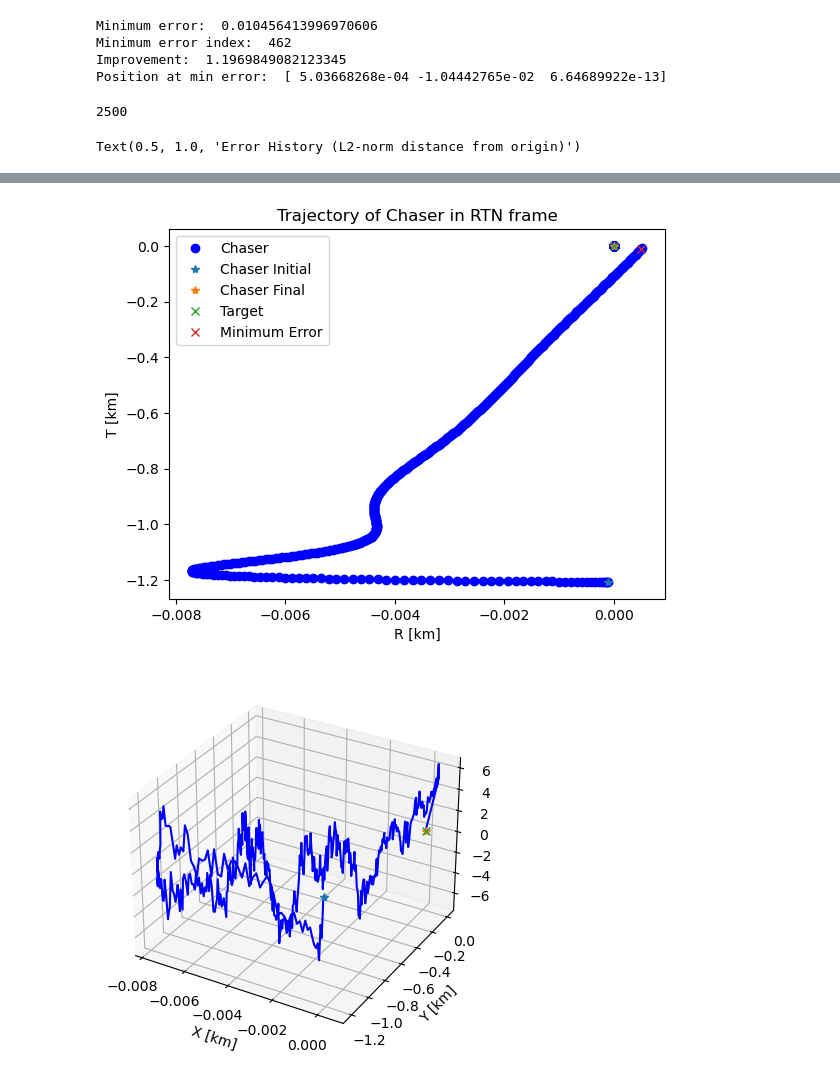
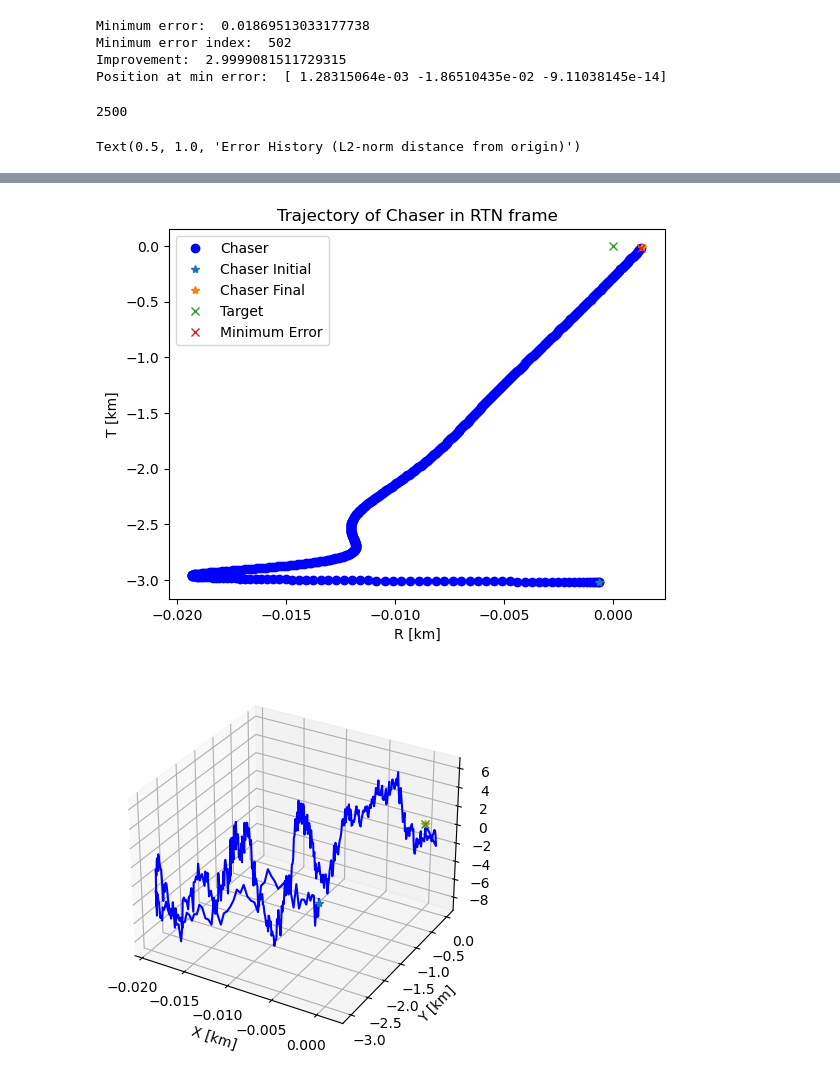
Before and after one commit to sreenidhi-t/rpod-control, a Jupyter notebook: src/truth_control.ipynb, the cells around one changed output, grey strips where cells are left out. Saved outputs shown, nothing was run; the diff lists cells and outputs as text; code cells hidden in the pictures.

Commit message:
cleaned plots, max distance for convergence

```diff
--- a/src/truth_control.ipynb
+++ b/src/truth_control.ipynb
@@ -137,7 +137,7 @@ eps = 1 # tolerance for SCP
 
 
 #Define Spacecrafts
-sc1_elements = [6918.14, 0.00001, 97.59760, 0.000000, -109.33800, -99.01]
+sc1_elements = [6918.14, 0.00001, 97.59760, 0.000000, -109.33800, -99.025]
 sc1 = spacecraft.Spacecraft( elements = sc1_elements )
 
 target_sc_elements = [6918.14, 0.00001, 97.59760, 0.000000, -109.33800,  -99]
@@ -243,12 +243,13 @@ print('Improvement: ', improvement)
 # print position at min error
 print('Position at min error: ', chaser_RTN_history[min_err_idx, 0:3])
 
+final_it = k
 # print([np.linalg.norm(u_mpc[i], np.inf) for i in range(N-1)])
 # %% [output]
-Minimum error:  0.010456413996970606
-Minimum error index:  462
-Improvement:  1.1969849082123345
-Position at min error:  [ 5.03668268e-04 -1.04442765e-02  6.64689922e-13]
+Minimum error:  0.01869513033177738
+Minimum error index:  502
+Improvement:  2.9999081511729315
+Position at min error:  [ 1.28315064e-03 -1.86510435e-02 -9.11038145e-14]
 # %%
 # ##############################################################################
 # ##############################################################################
@@ -261,12 +262,12 @@ print(timesteps)
 # %matplotlib inline
 # Plot the trajectory of the chaser and target in ECI frame
 plt.figure()
-plt.plot(chaser_ECI_history[1:, 0], chaser_ECI_history[1:, 1], 'bo', label='Chaser')
-plt.plot(target_ECI_history[1:, 0], target_ECI_history[1:, 1], 'ro', label='Target')
+plt.plot(chaser_ECI_history[1:k, 0], chaser_ECI_history[1:k, 1], 'bo', label='Chaser')
+plt.plot(target_ECI_history[1:k, 0], target_ECI_history[1:k, 1], 'ro', label='Target')
 plt.plot(chaser_ECI_history[1, 0], chaser_ECI_history[1, 1], '*', label='Chaser Initial')
-plt.plot(chaser_ECI_history[-1, 0], chaser_ECI_history[-1, 1], '*', label='Chaser Final')
+plt.plot(chaser_ECI_history[k, 0], chaser_ECI_history[k, 1], '*', label='Chaser Final')
 plt.plot(target_ECI_history[1, 0], target_ECI_history[1, 1], '*', label='Target Initial')
-plt.plot(target_ECI_history[-1, 0], target_ECI_history[-1, 1], 'k*', label='Target Final')
+plt.plot(target_ECI_history[k, 0], target_ECI_history[k, 1], 'k*', label='Target Final')
 plt.xlabel('X [km]')
 plt.ylabel('Y [km]')
 plt.title('Trajectory of Chaser and Target in ECI frame')
@@ -274,12 +275,12 @@ plt.legend()
 
 # Plot the trajectory of the chaser in RTN frame
 plt.figure()
-plt.plot(chaser_RTN_history[1:, 0], chaser_RTN_history[1:, 1], 'bo', label='Chaser')
+plt.plot(chaser_RTN_history[1:k, 0], chaser_RTN_history[1:k, 1], 'bo', label='Chaser')
 plt.plot(chaser_RTN_history[1, 0], chaser_RTN_history[1, 1], '*', label='Chaser Initial')
-plt.plot(chaser_RTN_history[-1, 0], chaser_RTN_history[-1, 1], '*', label='Chaser Final')
+plt.plot(chaser_RTN_history[k, 0], chaser_RTN_history[k, 1], '*', label='Chaser Final')
 
 
-time_arr = np.arange(0, math.floor(duration / dt), 20)
+time_arr = np.arange(0, math.floor(k / dt), 20)
 # for t in time_arr:
 #     plt.plot(chaser_MPC_history[t, 0:N, 0], chaser_MPC_history[t, 0:N, 1], '--*', color='k')
 plt.plot(0, 0, 'x', label='Target')
@@ -328,2 +329,2 @@ Text(0.5, 1.0, 'Error History (L2-norm distance from origin)')
-[figure, old version]
+[figure, new version]
-[figure, old version]
+[figure, new version]
```
Also changed, not shown: parts of 2 cells of this notebook, 1 other file.
